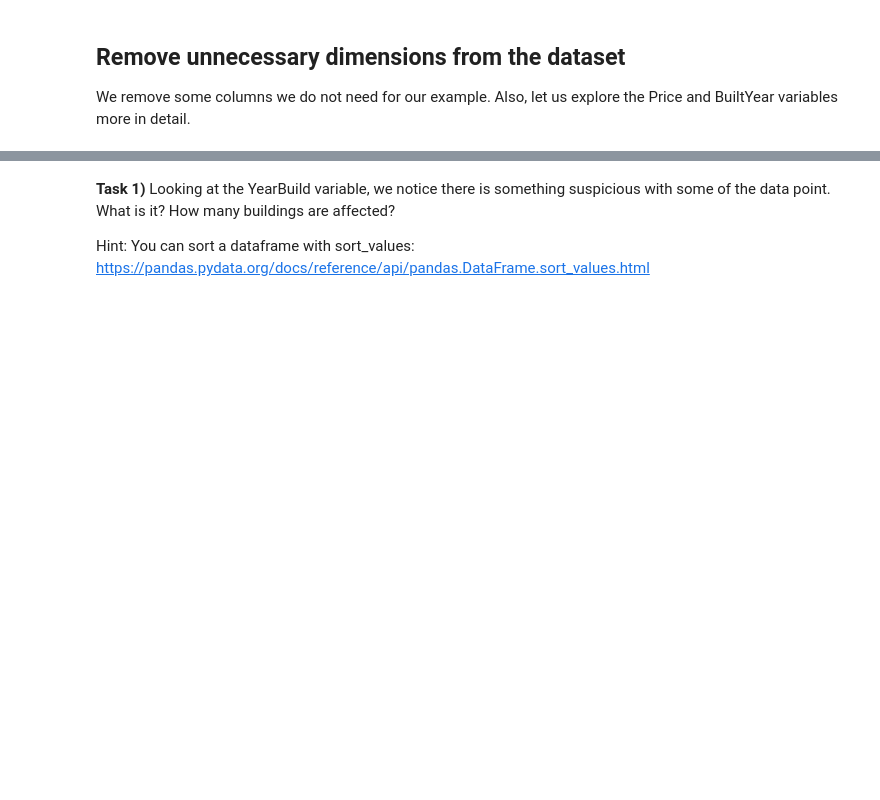
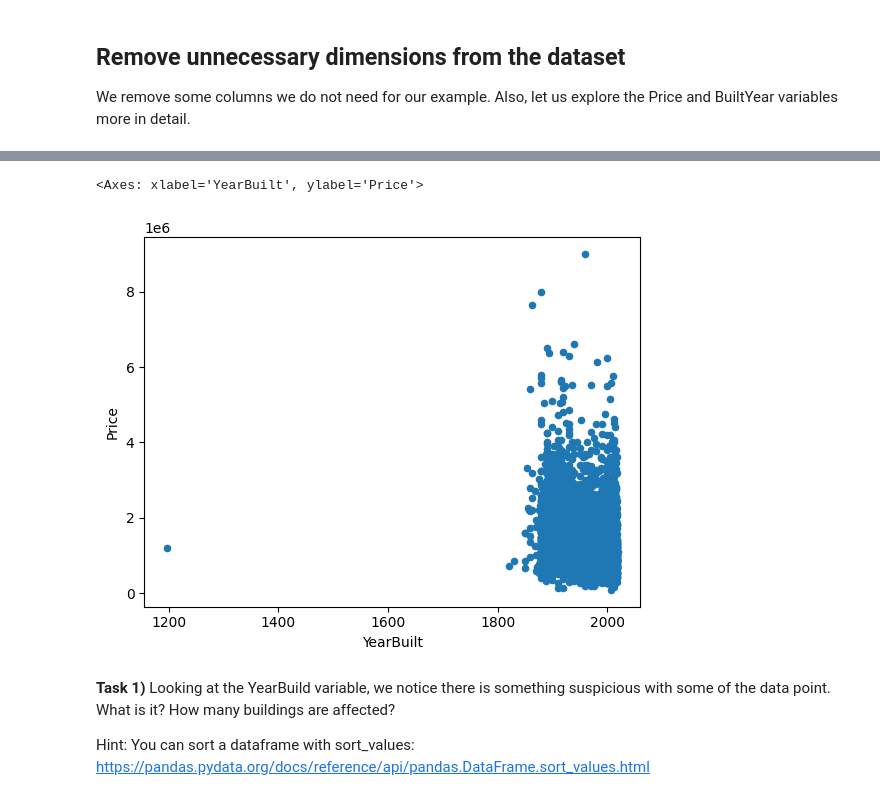
Before and after one commit to gasserandreas/Jupyter-lab-fhnw, a Jupyter notebook: 01_Data Wrangling/Exercises/DW Exercise Fixing problems.ipynb, the cells around one changed output, grey strips where cells are left out. Saved outputs shown, nothing was run; the diff lists cells and outputs as text; code cells hidden in the pictures; blank space fills up the shorter version.

```diff
--- a/01_Data Wrangling/Exercises/DW Exercise Fixing problems.ipynb
+++ b/01_Data Wrangling/Exercises/DW Exercise Fixing problems.ipynb
@@ -34,7 +58,10 @@ df.describe()
 # make a copy of the reduced dataframe for later comparisons:
 df_before_cleaning = df.copy()
 # %%
-df.plot.scatter('YearBuilt','Price')
+df_before_cleaning.plot.scatter('YearBuilt','Price')
+# %% [output]
+<Axes: xlabel='YearBuilt', ylabel='Price'>
+[figure, added]
 # %% [markdown]
 **Task 1)** Looking at the YearBuild variable, we notice there is something suspicious with some of the data point. What is it? How many buildings are affected?
 
```
Also changed, not shown: parts of 24 cells of this notebook, 1 other file.
